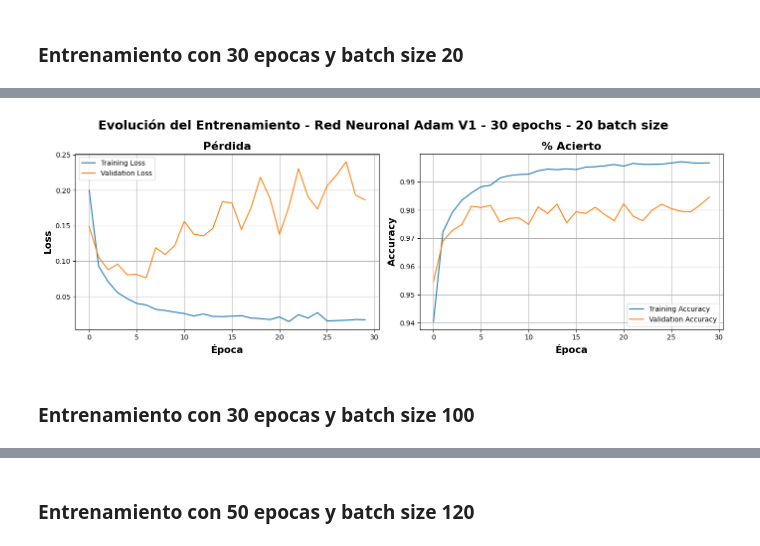
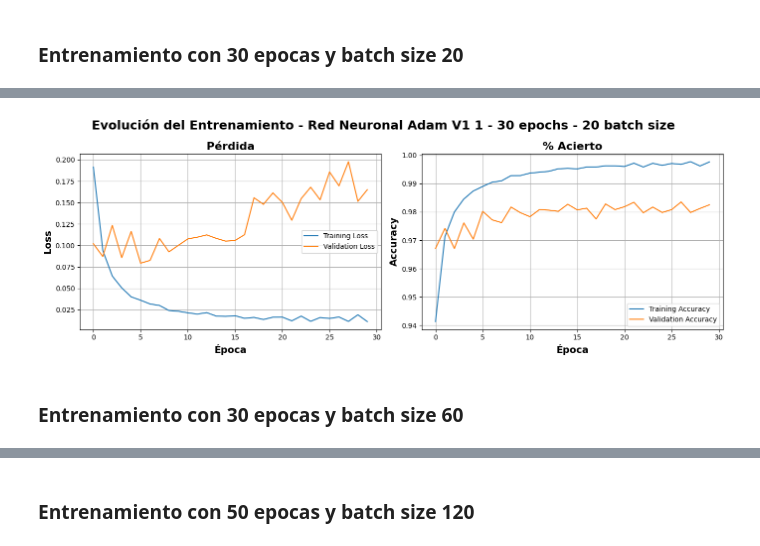
Before and after one commit to IJozk/DeepL, a Jupyter notebook: Copia_de_DLY0100_Entrega_1_Equipo_4.ipynb, the cells around one changed output, grey strips where cells are left out. Saved outputs shown, nothing was run; the diff lists cells and outputs as text; code cells hidden in the pictures.

```diff
--- a/Copia_de_DLY0100_Entrega_1_Equipo_4.ipynb
+++ b/Copia_de_DLY0100_Entrega_1_Equipo_4.ipynb
@@ -235,7 +237,7 @@ def crear_red_neuronal(
     N,                          # Dimension de entrada
     C,                          # Neuronas de salida (clases)
     activaciones,               # Lista de funciones de activación por capa (ej: ['relu', 'relu', 'relu', 'softmax'])
-    neuronas=[1024, 512, 256],  # Neuronas por capa oculta (por defecto: [1024, 512, 256])
+    neuronas=[512, 256, 128],  # Neuronas por capa oculta (por defecto: [1024, 512, 256])
     dropout=None,               # None o lista de tasas de dropout por capa (ej: [0.2, 0.3, 0.1])
     nombre="Red_Personalizada"  # Nombre de la red
 ):
@@ -292,13 +294,9 @@ Los activadores permiten a las redes neuronales agregar componentes no lineales
 # %% [markdown]
 ## Red Adam con activador relu
 # %%
-neuronas=[1024, 512, 256]
-
+neuronas=[512, 256, 128]
 activaciones = ['relu', 'relu', 'relu', 'softmax']  # Activaciones por capa
 nombre_red = "Red_Neuronal_Adam_V1"
-
-## Descripción red
-red_adamv1_descrip = "Optimizer: Adam \n Activation: Relu + Softmax \n Drop out: No \n Loss: Categorical crossentropy"
 
 ## Crear red
 red_adamv1 = crear_red_neuronal(
@@ -366,7 +382,7 @@ Epoch 30/30
 # %%
-plot_history(hist_redadamv1_1, name_model="Red Neuronal Adam V1 - 30 epochs - 20 batch size")
+plot_history(hist_redadamv1_1, name_model="Red Neuronal Adam V1 1 - 30 epochs - 20 batch size")
 # %% [output]
-[figure, old version]
+[figure, new version]
 # %% [markdown]
-### Entrenamiento con 30 epocas y batch size 100
+### Entrenamiento con 30 epocas y batch size 60
 # %%
```
Also changed, not shown: parts of 43 cells of this notebook, 5 other files.
